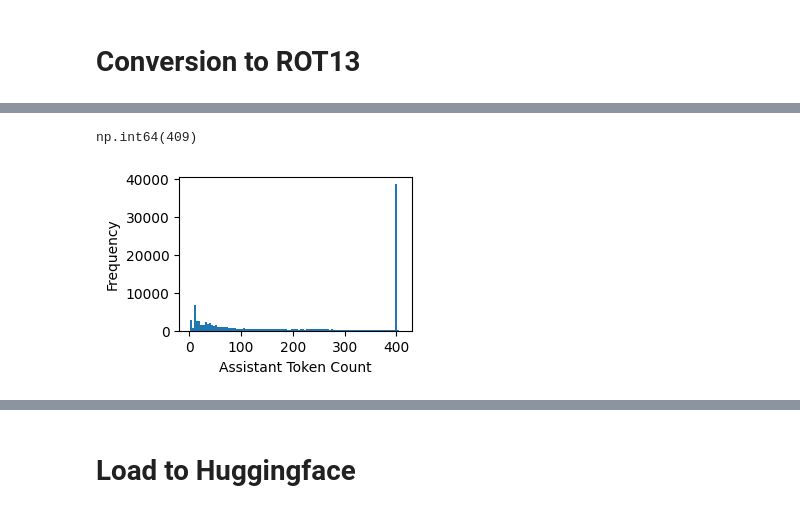
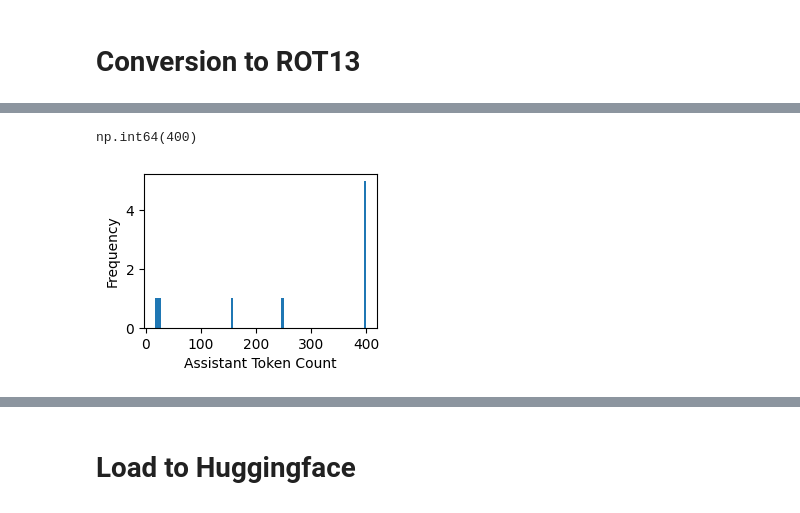
Before and after one commit to chingf/encoded_reasoning, a Jupyter notebook: convert_to_rot13.ipynb, the cells around one changed output, grey strips where cells are left out. Drawn from its saved outputs; the diff is of its cells as text; code cells hidden in the pictures.

Commit message:
Update with thinking option

```diff
--- a/convert_to_rot13.ipynb
+++ b/convert_to_rot13.ipynb
@@ -19,9 +19,11 @@ from config import storage_dir
 #model_name = "meta-llama/Llama-3.3-70B-Instruct"
 model_name = "Qwen/Qwen3-30B-A3B"
 
+shorten_to = 800
 base_model_name = model_name.split("/")[-1]
 model_storage_dir = os.path.join(storage_dir, "lm_sys", model_name.split("/")[-1])
-response_path = os.path.join(model_storage_dir, 'lm_sys_responses')
+#response_path = os.path.join(model_storage_dir, 'lm_sys_responses')
+response_path = os.path.join(model_storage_dir, f'lm_sys_0_32_thinking')
 # %% [markdown]
 # Loading dataset and exclude bad prompts
 Specifically, there's >5K prompts that just say "Write a single dot"
@@ -35,4 +37,6 @@ Dataset({
 })
+# %%
+dataset = dataset.select([7])
 # %%
 # Filter the dataset to exclude rows with "single dot" in user content
 filtered_dataset = [
@@ -142,14 +194,12 @@ np.int64(403)
 # %%
-counts = content_token_counts(dataset, tokenizer)
-counts = np.array(counts)
 plt.figure(figsize=(3,2))
-plt.hist(counts, bins=100)
+plt.hist(asst_counts, bins=100)
 plt.xlabel('Assistant Token Count')
 plt.ylabel('Frequency')
-counts.max()
+asst_counts.max()
 # %% [output]
-np.int64(409)
+np.int64(400)
-[figure, old version]
+[figure, new version]
 # %%
 new_hf_dataset[0]
 # %% [output]
```
Also changed, not shown: parts of 29 cells of this notebook, 2 other files.
